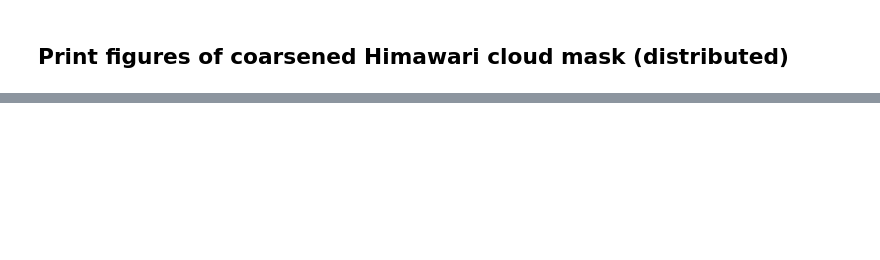
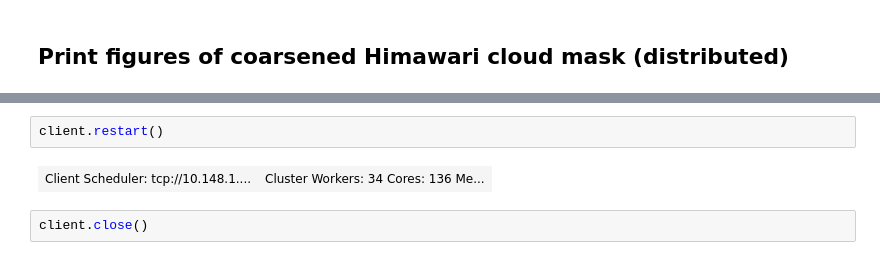
Before and after one commit to apatlpo/iwave_sst, a Jupyter notebook: hw/hw_cloudmask_print_dist.ipynb, the cells around one changed output, grey strips where cells are left out. Saved outputs shown, nothing was run; the diff lists cells and outputs as text; blank space fills up the shorter version.

```diff
--- a/hw/hw_cloudmask_print_dist.ipynb
+++ b/hw/hw_cloudmask_print_dist.ipynb
@@ -218,0 +133,6 @@ KilledWorker: ("('broadcast_to-0da9f6b1bf2c816192a37d9c74f5f0c3', 0, 0, 0)", 'tc
+# %%
+client.restart()
+# %% [output]
+| Client Scheduler: tcp://10.148.1.... | Cluster Workers: 34 Cores: 136 Me... |
+# %%
+client.close()
```
Also changed, not shown: parts of 16 cells of this notebook, 9 other files.
